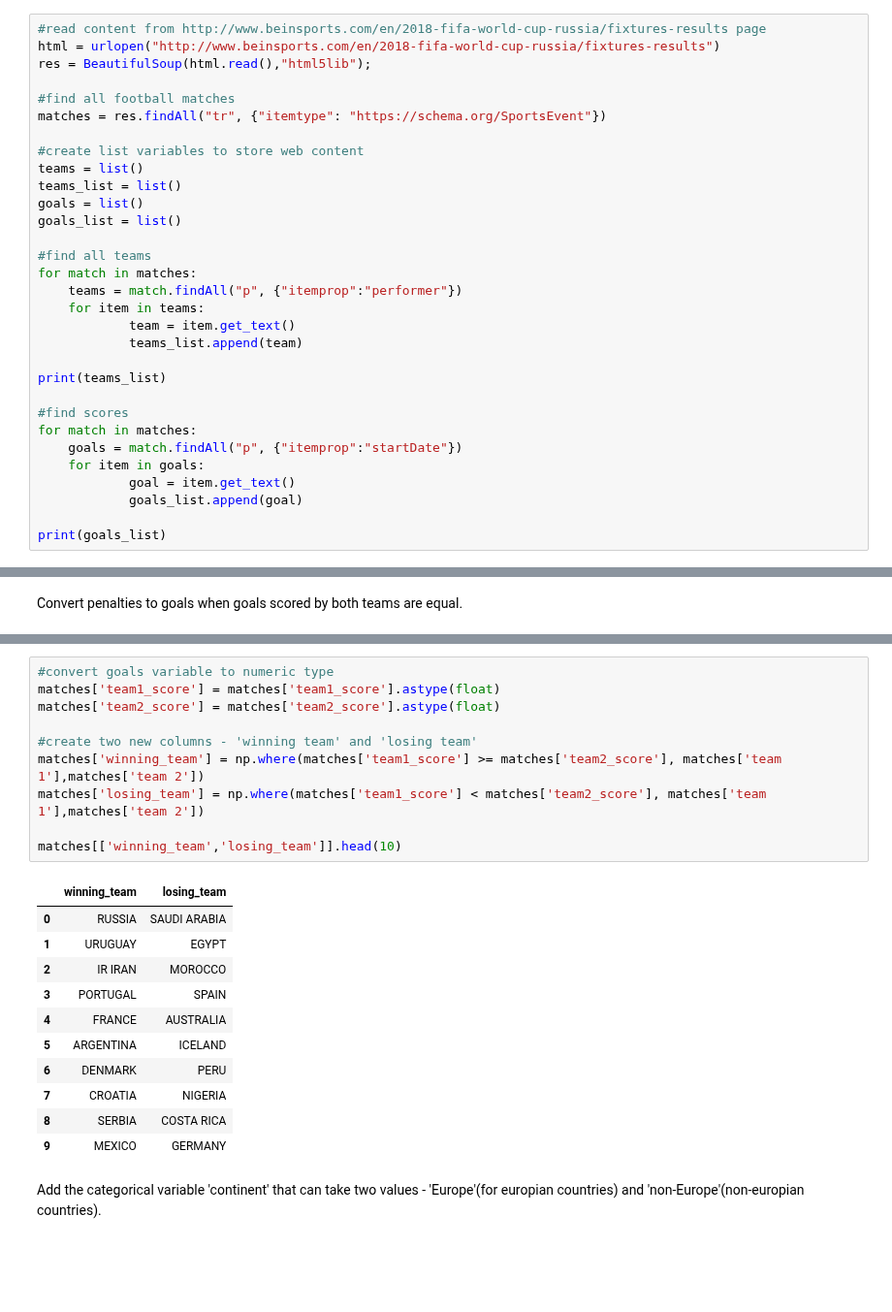
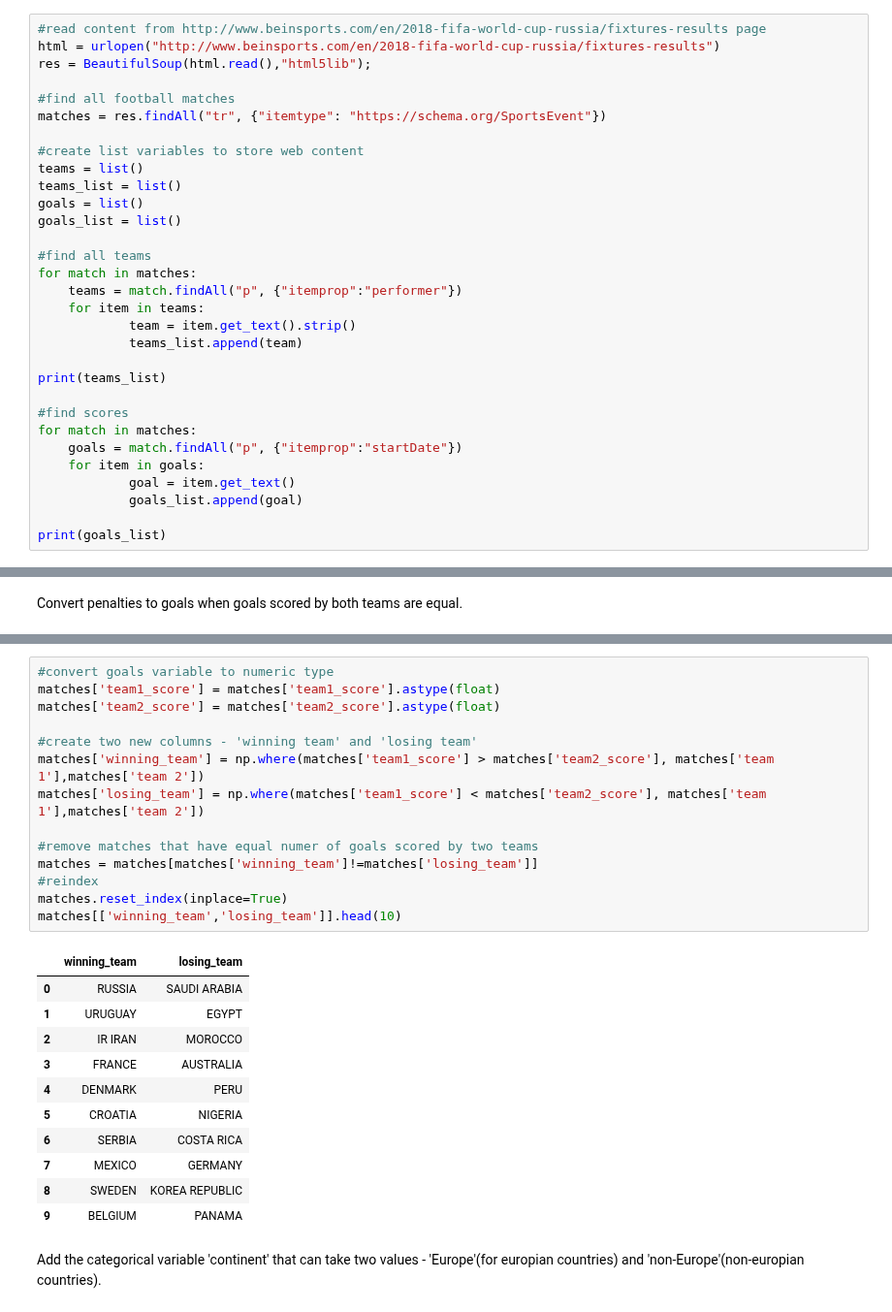
Before and after one commit to olga0503/DATA-620, a Jupyter notebook: Week_5_Assignment.ipynb, the cells around one changed output, grey strips where cells are left out. Shown at 97% size. Drawn from its saved outputs; the diff is of its cells as text; blank space fills up the shorter version.

```diff
--- a/Week_5_Assignment.ipynb
+++ b/Week_5_Assignment.ipynb
@@ -32,7 +34,7 @@ goals_list = list()
 for match in matches:
     teams = match.findAll("p", {"itemprop":"performer"})
     for item in teams:
-            team = item.get_text()
+            team = item.get_text().strip()
             teams_list.append(team)
 
 print(teams_list)
@@ -120,25 +137,29 @@ matches.tail()
 # %%
 #convert goals variable to numeric type
 matches['team1_score'] = matches['team1_score'].astype(float)
 matches['team2_score'] = matches['team2_score'].astype(float)
 
 #create two new columns - 'winning team' and 'losing team'
-matches['winning_team'] = np.where(matches['team1_score'] >= matches['team2_score'], matches['team 1'],matches['team 2'])
+matches['winning_team'] = np.where(matches['team1_score'] > matches['team2_score'], matches['team 1'],matches['team 2'])
 matches['losing_team'] = np.where(matches['team1_score'] < matches['team2_score'], matches['team 1'],matches['team 2'])
 
+#remove matches that have equal numer of goals scored by two teams
+matches = matches[matches['winning_team']!=matches['losing_team']]
+#reindex
+matches.reset_index(inplace=True)
 matches[['winning_team','losing_team']].head(10)
 # %% [output]
 |  | winning_team | losing_team |
 | 0 | RUSSIA | SAUDI ARABIA |
 | 1 | URUGUAY | EGYPT |
 | 2 | IR IRAN | MOROCCO |
-| 3 | PORTUGAL | SPAIN |
-| 4 | FRANCE | AUSTRALIA |
-| 5 | ARGENTINA | ICELAND |
-| 6 | DENMARK | PERU |
-| 7 | CROATIA | NIGERIA |
-| 8 | SERBIA | COSTA RICA |
-| 9 | MEXICO | GERMANY |
+| 3 | FRANCE | AUSTRALIA |
+| 4 | DENMARK | PERU |
+| 5 | CROATIA | NIGERIA |
+| 6 | SERBIA | COSTA RICA |
+| 7 | MEXICO | GERMANY |
+| 8 | SWEDEN | KOREA REPUBLIC |
+| 9 | BELGIUM | PANAMA |
 # %% [markdown]
 Add the categorical variable 'continent' that can take two values - 'Europe'(for europian countries) and 'non-Europe'(non-europian countries).
 # %%
```
Also changed, not shown: parts of 13 cells of this notebook.
